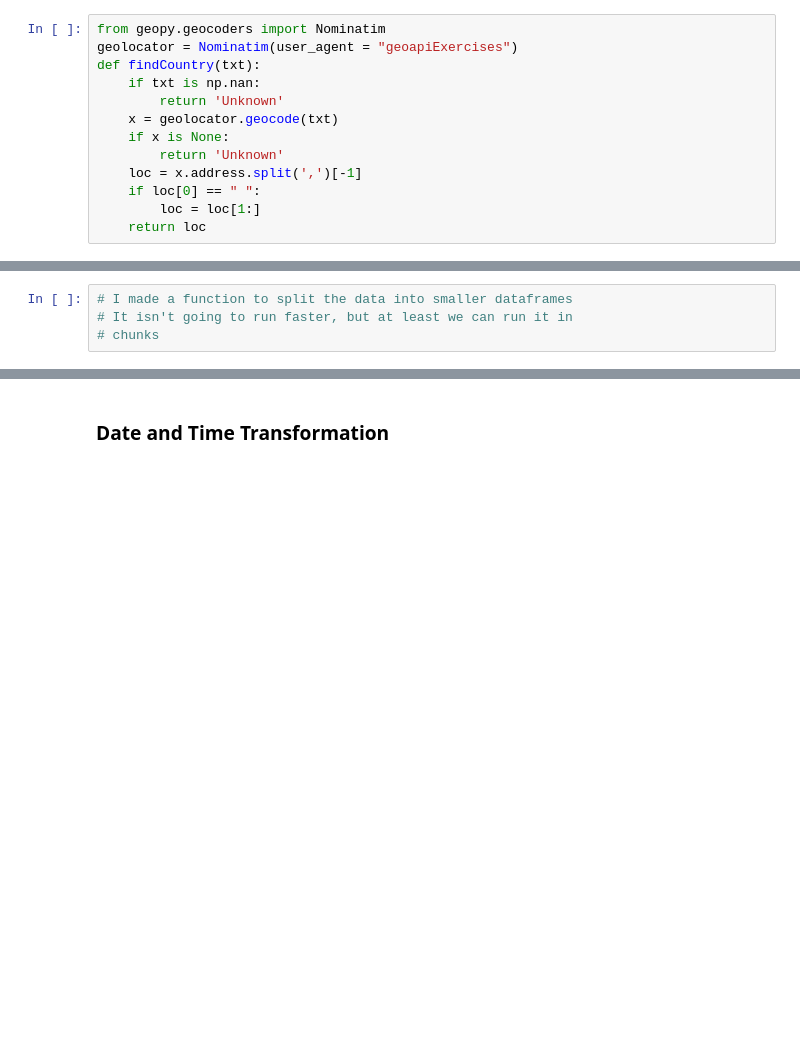
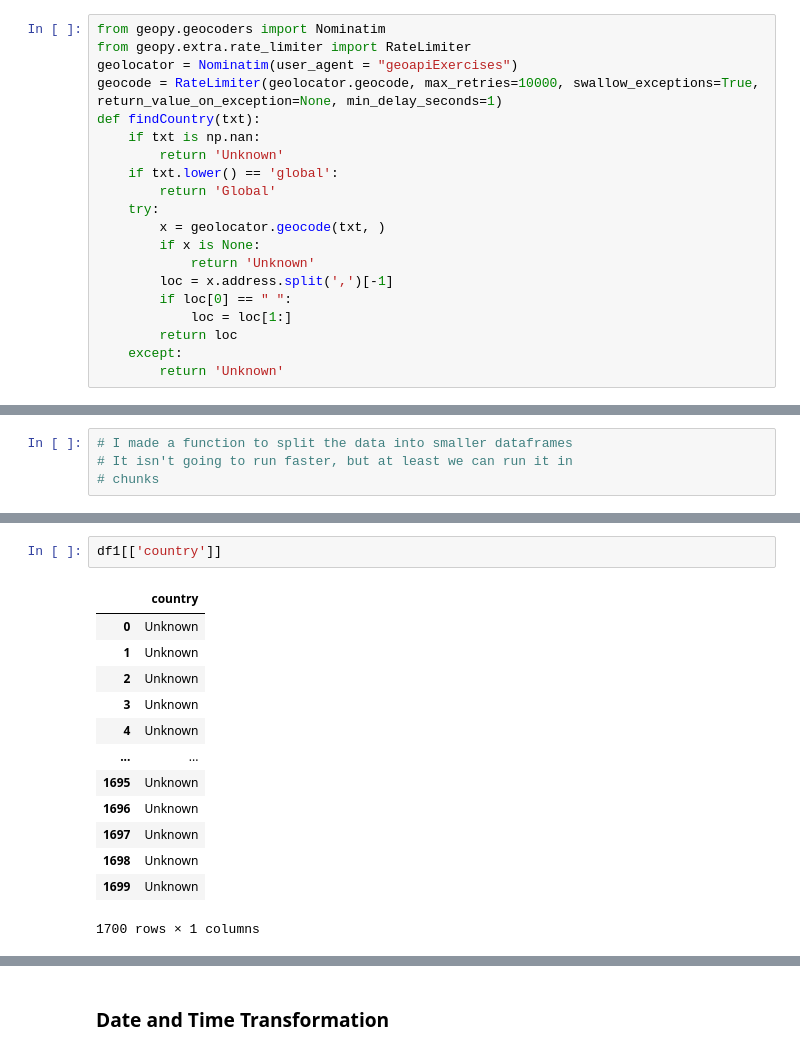
Before and after one commit to sofiapiedrahita/CyberCollective, a Jupyter notebook: Cyber Security Tweets Preprocessing - elyse.ipynb, the cells around one changed output, grey strips where cells are left out. Cells and saved outputs as stored; diff of their text form; blank space fills up the shorter version.

Commit message:
tried to fix findCountry (fail)

```diff
--- a/Cyber Security Tweets Preprocessing - elyse.ipynb
+++ b/Cyber Security Tweets Preprocessing - elyse.ipynb
@@ -68,17 +68,24 @@ def stopWords(txt):
     return " ".join(txt_lst)
 # %%
 from geopy.geocoders import Nominatim
+from geopy.extra.rate_limiter import RateLimiter
 geolocator = Nominatim(user_agent = "geoapiExercises")
+geocode = RateLimiter(geolocator.geocode, max_retries=10000, swallow_exceptions=True, return_value_on_exception=None, min_delay_seconds=1)
 def findCountry(txt):
     if txt is np.nan:
         return 'Unknown'
-    x = geolocator.geocode(txt)
-    if x is None:
+    if txt.lower() == 'global':
+        return 'Global'
+    try:
+        x = geolocator.geocode(txt, )
+        if x is None:
+            return 'Unknown'
+        loc = x.address.split(',')[-1]
+        if loc[0] == " ":
+            loc = loc[1:]
+        return loc
+    except:
         return 'Unknown'
-    loc = x.address.split(',')[-1]
-    if loc[0] == " ":
-        loc = loc[1:]
-    return loc
 # %%
 def splitData(data, len_of_frame):
     n = len(data.index)
@@ -208,3 +219,19 @@ Wall time: 4.12 ms
+# %%
+df1[['country']]
+# %% [output]
+|  | country |
+| 0 | Unknown |
+| 1 | Unknown |
+| 2 | Unknown |
+| 3 | Unknown |
+| 4 | Unknown |
+| ... | ... |
+| 1695 | Unknown |
+| 1696 | Unknown |
+| 1697 | Unknown |
+| 1698 | Unknown |
+| 1699 | Unknown |
+1700 rows × 1 columns
 # %%
 %%time
 df2['country'] = df2['location'].apply(findCountry)
```
Also changed, not shown: parts of 16 cells of this notebook.
